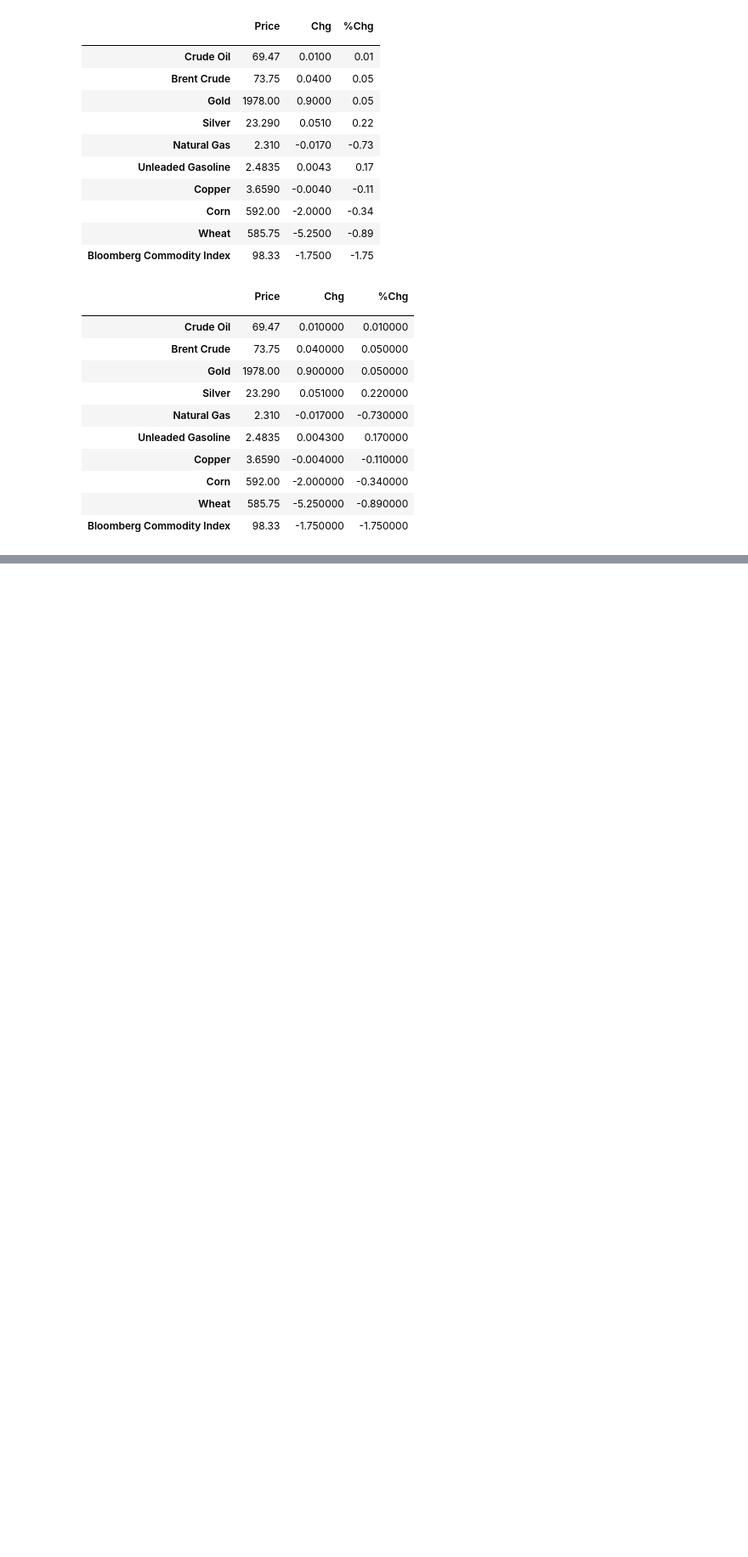
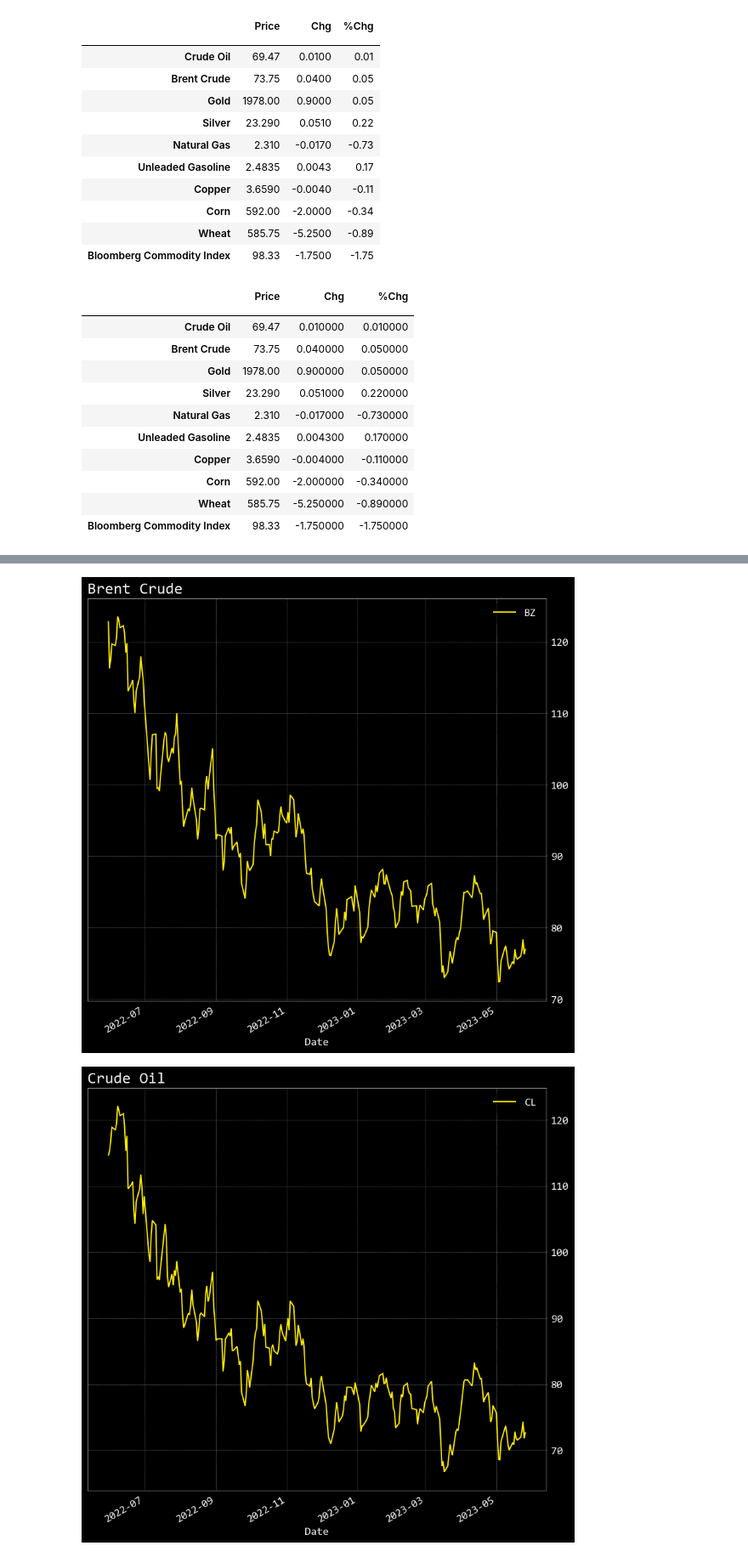
Before and after one commit to mikewenner/Streamlit, a Jupyter notebook: streamlit_dfs.ipynb, the cells around one changed output, grey strips where cells are left out. Shown at 85% size. Saved outputs shown, nothing was run; the diff lists cells and outputs as text; code cells hidden in the pictures; blank space fills up the shorter version.

```diff
--- a/streamlit_dfs.ipynb
+++ b/streamlit_dfs.ipynb
@@ -144,0 +179,7 @@ data_commodities.style.applymap(highlight_max)
+# %%
+symbols = ["cl", "bz", "gc", "si", "ng", "rb", "hg", "zc", "zw"]
+# %%
+tot_df = openbb.futures.historical(symbols = symbols, start_date = "2022-05-30", end_date = "2023-05-30")
+tot_df = tot_df.iloc[:,0:9]
+tot_df.columns = ['BZ','CL','GC','HG','NG','RB','SI','ZC','ZW']
+tot_df
@@ -144,0 +201,13 @@ data_commodities.style.applymap(highlight_max)
+# %%
+brent = tot_df.plot(y=["BZ"], figsize = (10,10), title = "Brent Crude")
+crude = tot_df.plot(y=["CL"], figsize = (10,10), title = "Crude Oil")
+gold = tot_df.plot(y=["GC"], figsize = (10,10), title = "Gold")
+copper = tot_df.plot(y=["HG"], figsize = (10,10), title = "Copper")
+natgas = tot_df.plot(y=["NG"], figsize = (10,10), title = "Natural Gas")
+rbob = tot_df.plot(y=["RB"], figsize = (10,10), title = "Gasoline (RBOB)")
+silver = tot_df.plot(y=["SI"], figsize = (10,10), title = "Silver")
+corn = tot_df.plot(y=["ZC"], figsize = (10,10), title = "Corn")
+wheat = tot_df.plot(y=["ZW"], figsize = (10,10), title = "Wheat")
+# %% [output]
+[figure, added]
+[figure, added]
```
Also changed, not shown: parts of 10 cells of this notebook, 2 other files.
